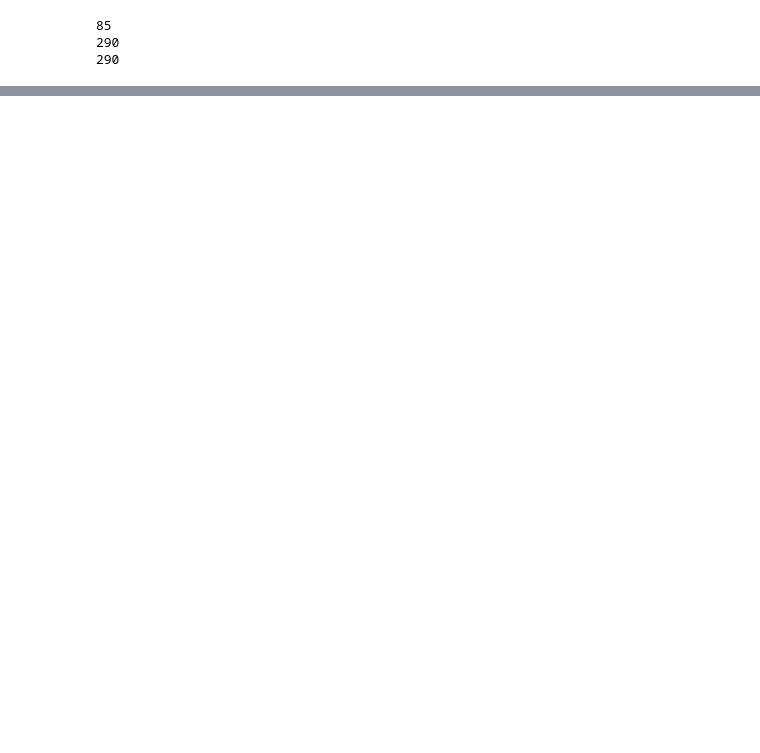
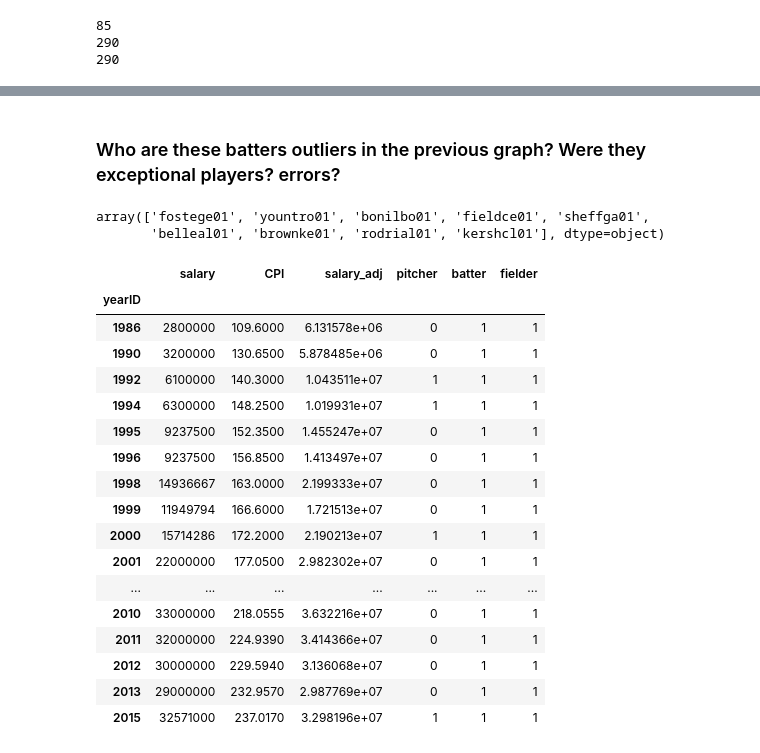
Before and after one commit to bcg0006/udc, a Jupyter notebook: baseball_data_analysis.ipynb, the cells around one changed output, grey strips where cells are left out. Saved outputs shown, nothing was run; the diff lists cells and outputs as text; code cells hidden in the pictures; blank space fills up the shorter version.

```diff
--- a/baseball_data_analysis.ipynb
+++ b/baseball_data_analysis.ipynb
@@ -430,0 +420,32 @@ sns.factorplot(x='yearID', y='salary', kind='box', data=top_1pct_salaries_per_an
+# %% [markdown]
+### Who are these batters outliers in the previous graph? Were they exceptional players? errors?
+# %%
+# we need to extract the outliers per year, we should have 16-17
+outliers =top_1pct_salaries_per_annum.groupby('yearID', group_keys=False)\
+.apply(lambda g: g[g.salary>(g.salary.mean()+2.2*np.std(g.salary))]).reset_index(drop=True)
+# %%
+outliers.playerID.unique()
+# %% [output]
+array(['fostege01', 'yountro01', 'bonilbo01', 'fieldce01', 'sheffga01',
+       'belleal01', 'brownke01', 'rodrial01', 'kershcl01'], dtype=object)
+# %%
+outliers.groupby('yearID').sum()
+# %% [output]
+|  | salary | CPI | salary_adj | pitcher | batter | fielder |
+| yearID |  |  |  |  |  |  |
+| 1986 | 2800000 | 109.6000 | 6.131578e+06 | 0 | 1 | 1 |
+| 1990 | 3200000 | 130.6500 | 5.878485e+06 | 0 | 1 | 1 |
+| 1992 | 6100000 | 140.3000 | 1.043511e+07 | 1 | 1 | 1 |
+| 1994 | 6300000 | 148.2500 | 1.019931e+07 | 1 | 1 | 1 |
+| 1995 | 9237500 | 152.3500 | 1.455247e+07 | 0 | 1 | 1 |
+| 1996 | 9237500 | 156.8500 | 1.413497e+07 | 0 | 1 | 1 |
+| 1998 | 14936667 | 163.0000 | 2.199333e+07 | 0 | 1 | 1 |
+| 1999 | 11949794 | 166.6000 | 1.721513e+07 | 0 | 1 | 1 |
+| 2000 | 15714286 | 172.2000 | 2.190213e+07 | 1 | 1 | 1 |
+| 2001 | 22000000 | 177.0500 | 2.982302e+07 | 0 | 1 | 1 |
+| ... | ... | ... | ... | ... | ... | ... |
+| 2010 | 33000000 | 218.0555 | 3.632216e+07 | 0 | 1 | 1 |
+| 2011 | 32000000 | 224.9390 | 3.414366e+07 | 0 | 1 | 1 |
+| 2012 | 30000000 | 229.5940 | 3.136068e+07 | 0 | 1 | 1 |
+| 2013 | 29000000 | 232.9570 | 2.987769e+07 | 0 | 1 | 1 |
+| 2015 | 32571000 | 237.0170 | 3.298196e+07 | 1 | 1 | 1 |
```
Also changed, not shown: parts of 22 cells of this notebook.
